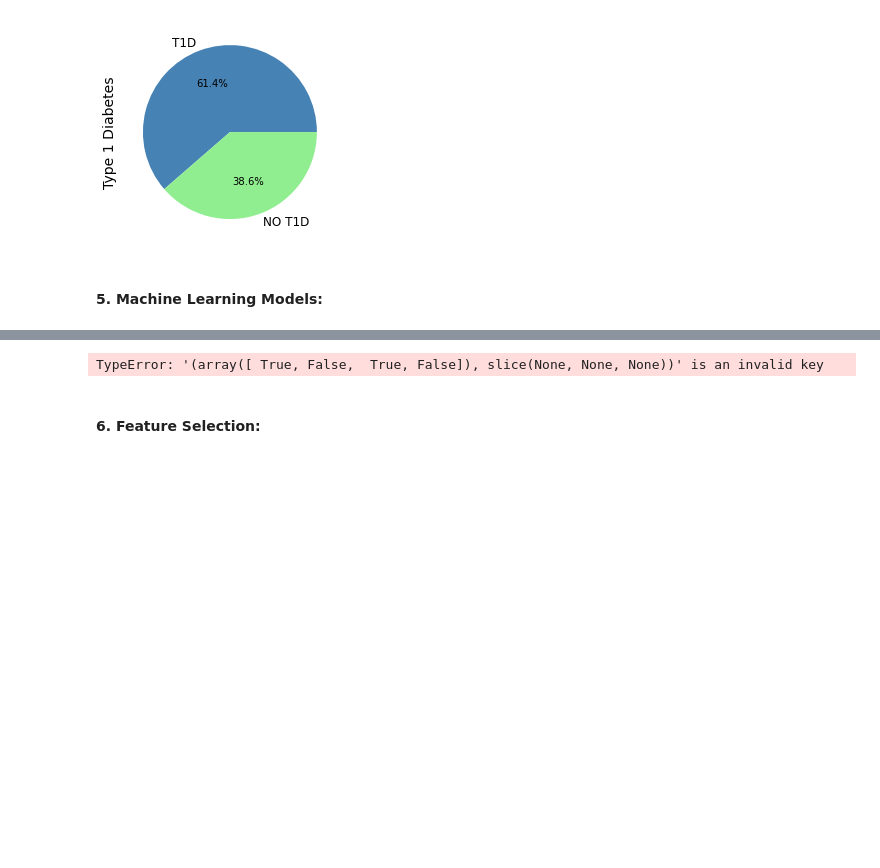
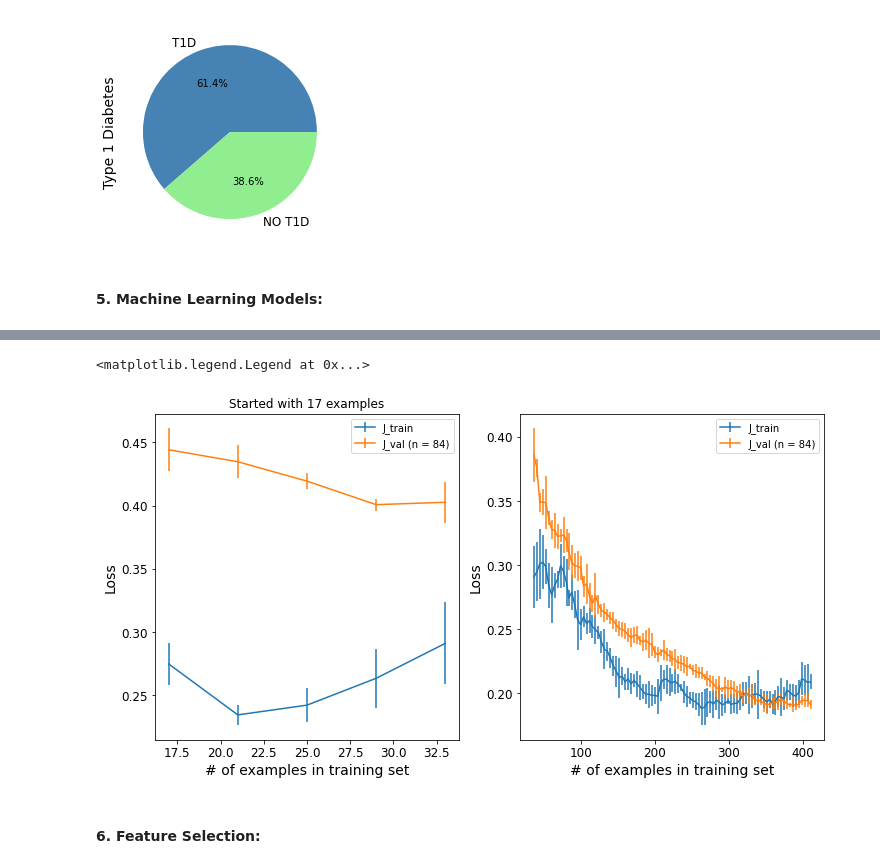
Before and after one commit to mlh-master/hw2_mlh-adi-efrat, a Jupyter notebook: HW2.ipynb, the cells around one changed output, grey strips where cells are left out. Cells and saved outputs as stored; diff of their text form; code cells hidden in the pictures; blank space fills up the shorter version.

```diff
--- a/HW2.ipynb
+++ b/HW2.ipynb
@@ -185,29 +182,29 @@ def max_data_ratio(n_splits,x_train,y_train):
     k_min = 0
     m_x_train, _, m_y_train, _ = train_test_split(x_train, y_train, test_size =1-data_ratio_orig[k_min], random_state = 10,
                                      stratify=y_train)
-    while (m_x_train[m_y_train>0.5,:].shape[0] <= n_splits) or (m_x_train[m_y_train<0.5,:].shape[0] <= n_splits):
+    while (m_x_train[m_y_train>0.5].shape[0] <= n_splits) or (m_x_train[m_y_train<0.5].shape[0] <= n_splits):
         k_min += 1
         m_x_train, _, m_y_train, _ = train_test_split(x_train, y_train, test_size =1-data_ratio_orig[k_min], random_state = 10,
                                  stratify=y_train)
     k_max = 99
     m_x_train, _, m_y_train, _ = train_test_split(x_train, y_train, test_size =1-data_ratio_orig[k_max], random_state = 10,
                                      stratify=y_train)
-    while (m_x_train[m_y_train>0.5,:].shape[0] <= n_splits) or (m_x_train[m_y_train<0.5,:].shape[0] <= n_splits):
+    while (m_x_train[m_y_train>0.5].shape[0] <= n_splits) or (m_x_train[m_y_train<0.5].shape[0] <= n_splits):
         k_max -= 1
         m_x_train, _, m_y_train, _ = train_test_split(x_train, y_train, test_size =1-data_ratio_orig[k_max], random_state = 10,
                                  stratify=y_train)
     return np.linspace(data_ratio_orig[k_min],data_ratio_orig[k_max],num=100)
 # %%
+x_train_orig, x_val_orig, y_train_orig, y_val_orig= train_test_split(x_train, y_train, test_size = 0.20, random_state = 10, stratify=y_train)
+
 n_splits = 5
 skf = StratifiedKFold(n_splits=n_splits, random_state=10, shuffle=True)
-data_ratio = max_data_ratio(n_splits,x_train, y_train)
-
-x_train_orig, x_val_orig, y_train_orig, y_val_orig= train_test_split(x_train, y_train, test_size = 0.20, random_state = 10, stratify=y_train)
+data_ratio = max_data_ratio(n_splits, x_train, y_train)
 
 J_train = np.zeros((2,len(data_ratio)))
 J_val = np.zeros((2,len(data_ratio)))
 
-idx, curr_ratio in enumerate(data_ratio):
+for idx, curr_ratio in enumerate(data_ratio):
     C = 1/10
     log_reg = LogisticRegression(solver='saga', random_state=5, penalty='l2', C=C, max_iter=2000)
     h = 0 # index per split per lambda
@@ -216,37 +213,38 @@ idx, curr_ratio in enumerate(data_ratio):
     m_x_train, _, m_y_train, _ = train_test_split(x_train_orig, y_train_orig, test_size =1-curr_ratio, random_state = 10,
                                              stratify=y_train_orig)
     for train_index, val_index in skf.split(m_x_train, m_y_train):
-        x_train_fold = m_x_train[train_index,:]
+        x_train_fold = m_x_train.iloc[train_index]
         y_train_fold = m_y_train[train_index]
         x_train_fold = scaler.fit_transform(x_train_fold)
         x_val = scaler.transform(x_val_orig)
 
         log_reg.fit(x_train_fold, y_train_fold)
         y_pred_train = log_reg.predict_proba(x_train_fold)
         J_train_fold[h] = log_loss(y_train_fold,y_pred_train)
         y_pred_val = log_reg.predict_proba(x_val)
-        J_val_fold[h] = log_loss(y_val,y_pred_val)
+        J_val_fold[h] = log_loss(y_val_orig,y_pred_val)
         h += 1
 
         J_train[0, idx] = J_train_fold.mean()
         J_train[1, idx] = J_train_fold.std()
         J_val[0, idx] = J_val_fold.mean()
         J_val[1, idx] = J_val_fold.std()
 
 fig, axes = plt.subplots(1,2,figsize=(12,6))
 axes[0].errorbar(np.ceil(data_ratio[0:5]*x_train.shape[0]), J_train[0,0:5], yerr=J_train[1,0:5])
 axes[0].errorbar(np.ceil(data_ratio[0:5]*x_train.shape[0]), J_val[0,0:5], yerr=J_val[1,0:5])
 axes[0].set_xlabel('# of examples in training set')
 axes[0].set_ylabel('Loss')
 axes[0].legend(['J_train', 'J_val (n = ' + str(x_val.shape[0]) + ')'])
 axes[0].set_title('Started with ' + str(int(np.ceil(data_ratio[0]*x_train.shape[0]))) + ' examples')
 axes[1].errorbar(np.ceil(data_ratio[5:]*x_train.shape[0]), J_train[0,5:], yerr=J_train[1,5:])
 axes[1].errorbar(np.ceil(data_ratio[5:]*x_train.shape[0]), J_val[0,5:], yerr=J_val[1,5:])
 axes[1].set_xlabel('# of examples in training set')
 axes[1].set_ylabel('Loss')
 axes[1].legend(['J_train', 'J_val (n = ' + str(x_val.shape[0]) + ')'])
 # %% [output]
-TypeError: '(array([ True, False,  True, False]), slice(None, None, None))' is an invalid key
+<matplotlib.legend.Legend at 0x...>
+[figure, added]
 # %% [markdown]
 #### 6. Feature Selection:
 # %% [markdown]
```
Also changed, not shown: parts of 5 cells of this notebook.
